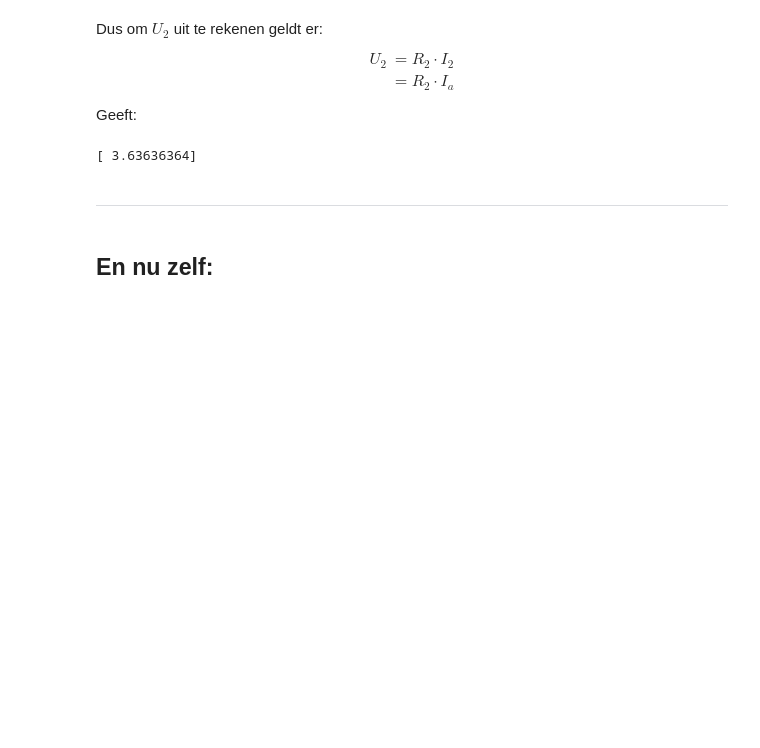
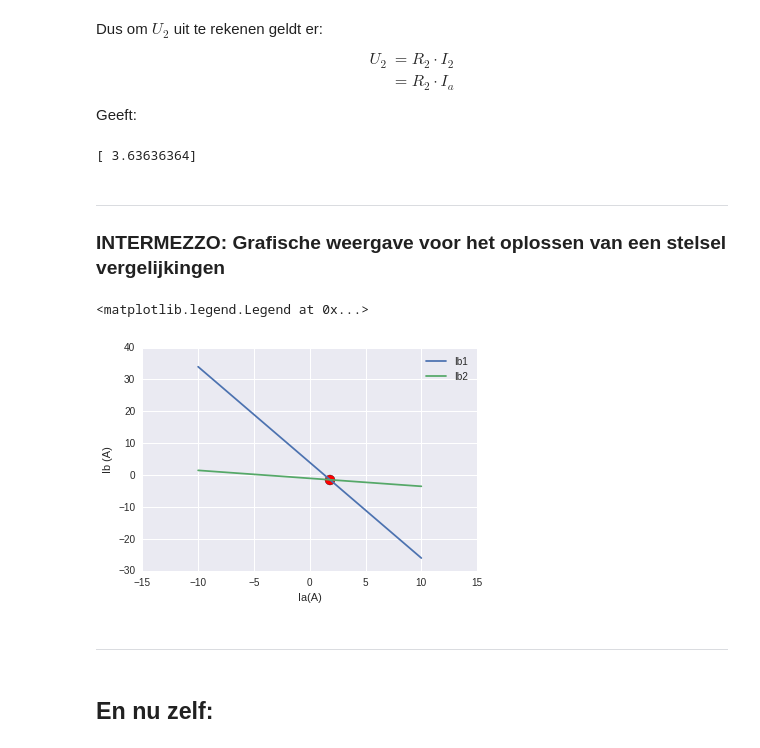
Before and after one commit to hkortier/DC, a Jupyter notebook: colleges/material/college5.ipynb, the cells around one changed output. Cells and saved outputs as stored; diff of their text form; code cells hidden in the pictures; blank space fills up the shorter version.

```diff
--- a/colleges/material/college5.ipynb
+++ b/colleges/material/college5.ipynb
@@ -201,6 +204,24 @@ Geeft:
 print(2*x[0])
 # %% [output]
 [ 3.63636364]
+# %% [markdown]
+-----
+### INTERMEZZO: Grafische weergave voor het oplossen van een stelsel vergelijkingen
+# %%
+Ia = np.linspace(-10,10,100)
+
+Ib1 = 4-(R1+R2)*Ia/R1
+Ib2 = (-4-R1*Ia)/(R1+R3)
+
+plt.plot(Ia,Ib1,label='Ib1')
+plt.plot(Ia,Ib2,label='Ib2')
+plt.scatter(x[0],x[1],marker='o',c='r',s=100)
+plt.xlabel('Ia(A)')
+plt.ylabel('Ib (A)')
+plt.legend()
+# %% [output]
+<matplotlib.legend.Legend at 0x...>
+[figure, added]
 # %% [markdown]
 ---------
 # %% [markdown]
```
Also changed, not shown: parts of 5 cells of this notebook, 7 other files.
